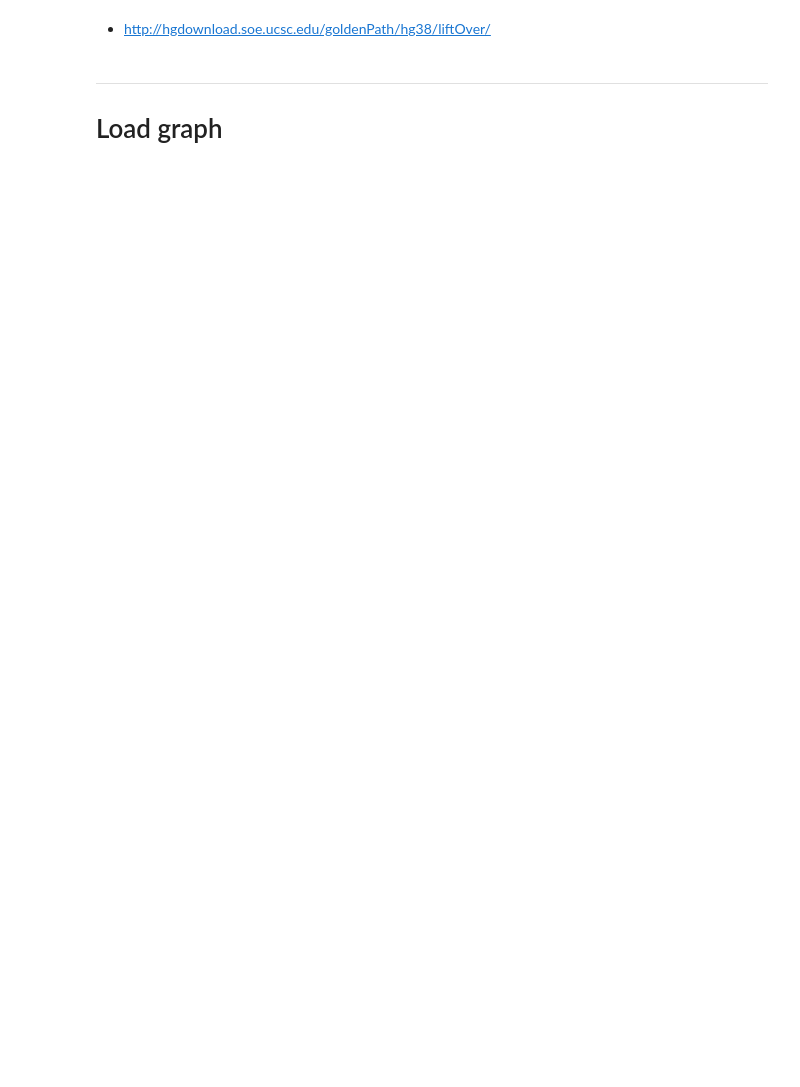
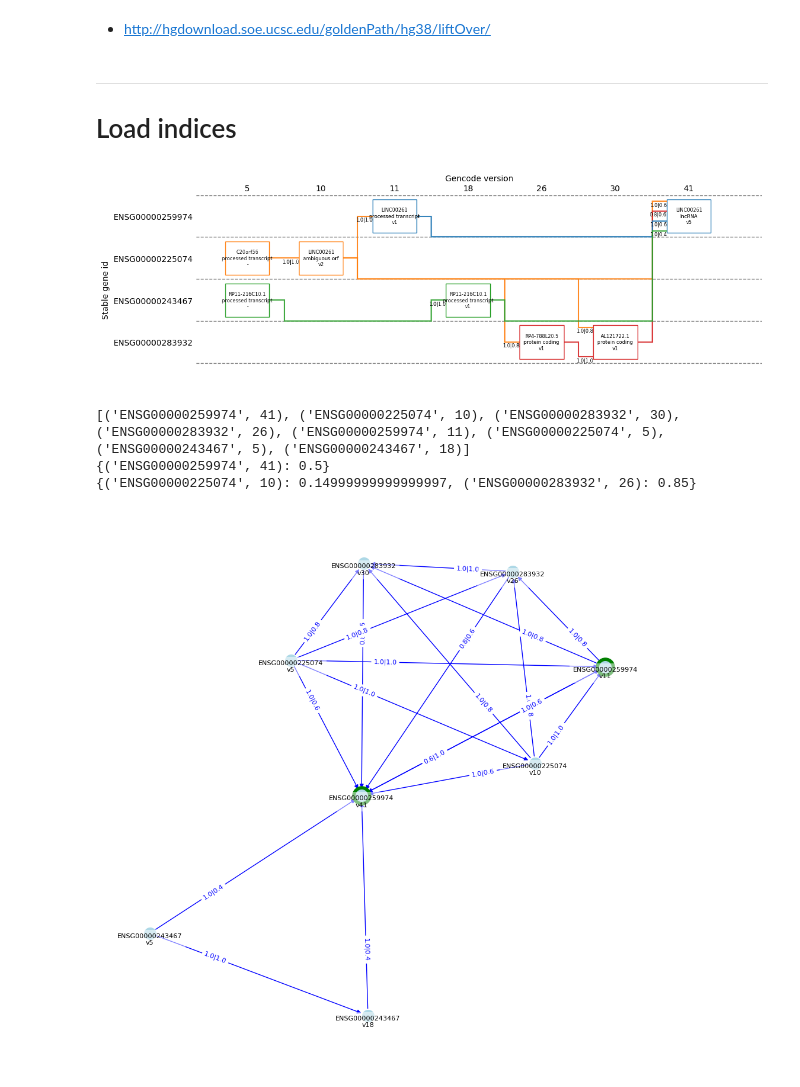
Before and after one commit to HugoGuillen/genehtracker, a Jupyter notebook: dev2.ipynb, the cells around one changed output. Cells and saved outputs as stored; diff of their text form; code cells hidden in the pictures; blank space fills up the shorter version.

```diff
--- a/dev2.ipynb
+++ b/dev2.ipynb
@@ -260,19 +274,3 @@ output_graph_index = path.join(output_index_path,'gene_network.pickle')
 # %% [markdown]
 ---
-# Load graph
+# Load indices
-# %%
-G = nx.read_gpickle(output_graph_index)
-E_FW = []
-E_RV = []
-for e in G.edges():
-    if e[0][1] <= e[1][1]:
-        E_FW.append(e)
-    else:
-        E_RV.append(e)
-G_FW = nx.DiGraph()
-G_FW.add_nodes_from(G.nodes())
-G_FW.add_edges_from(E_FW)
-
-G_RV = nx.DiGraph()
-G_RV.add_nodes_from(G.nodes())
-G_RV.add_edges_from(E_RV)
@@ -278,0 +504,20 @@ G_RV.add_edges_from(E_RV)
+# %%
+overlap_thr = 0.1
+#gene_id = 'ENSG00000268388'
+gene_id = 'ENSG00000259974'
+#gene_id = 'ENSG00000280916'
+#gene_id = 'ENSG00000253827'
+#gene_id = 'ENSG00000254100'
+#gene_id = 'ENSG00000251562'
+#gene_id = 'ENSG00000224397'
+#gene_id = 'ENSG00000245532'
+#gene_id = 'ENSG00000245750'
+#gene_id = 'ENSG00000196118'
+plot_history_diagram(gene_id,DFG,G,overlap_thr=overlap_thr)
+plot_history_network(gene_id,DFG,G,overlap_thr=overlap_thr)
+# %% [output]
+[figure, added]
+[('ENSG00000259974', 41), ('ENSG00000225074', 10), ('ENSG00000283932', 30), ('ENSG00000283932', 26), ('ENSG00000259974', 11), ('ENSG00000225074', 5), ('ENSG00000243467', 5), ('ENSG00000243467', 18)]
+{('ENSG00000259974', 41): 0.5}
+{('ENSG00000225074', 10): 0.14999999999999997, ('ENSG00000283932', 26): 0.85}
+[figure, added]
```
Also changed, not shown: parts of 8 cells of this notebook, 6 other files.
